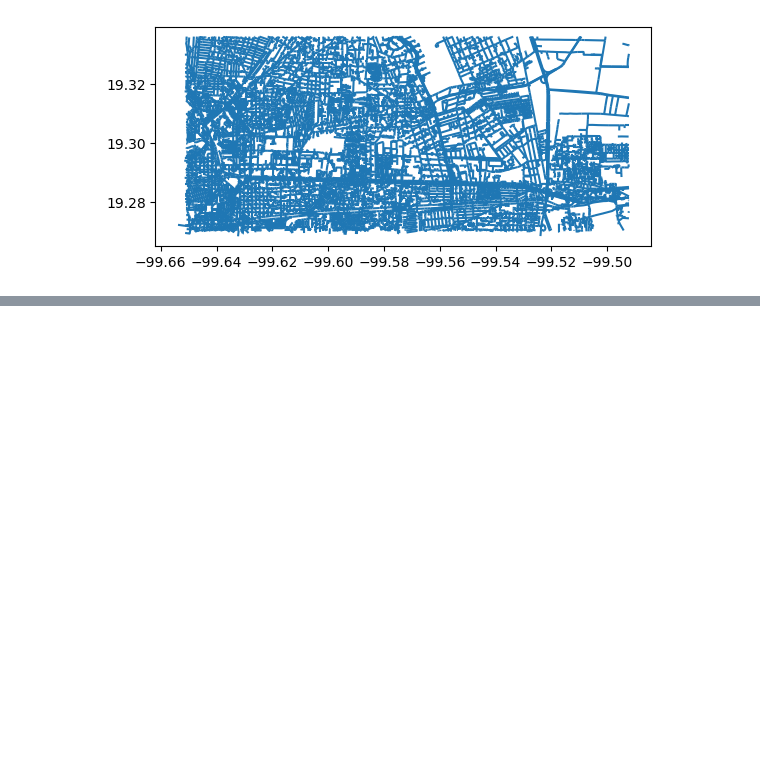
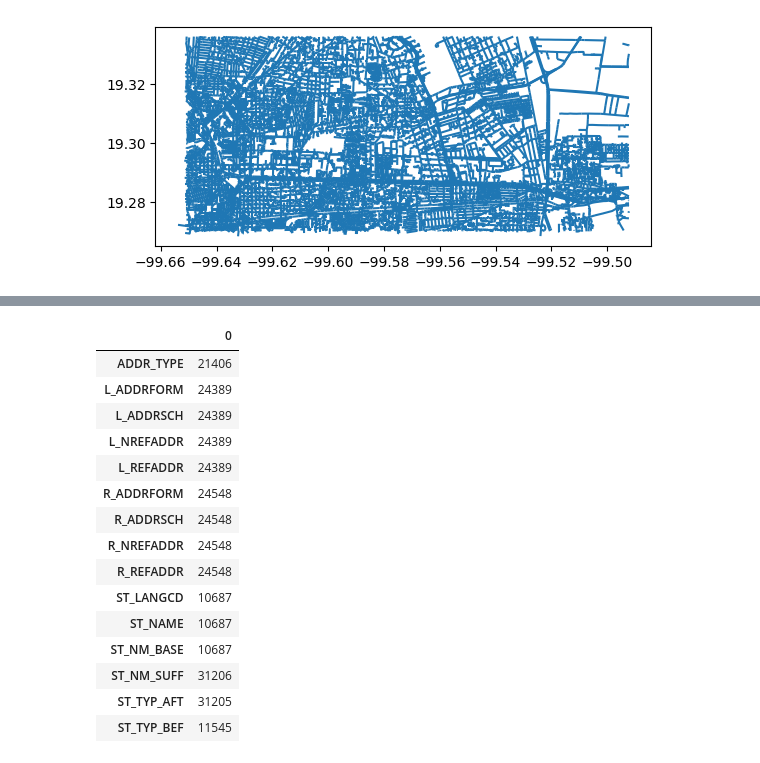
Before and after one commit to KarlaMun/Here-Hackaton, a Jupyter notebook: eda2.ipynb, the cells around one changed output, grey strips where cells are left out. Saved outputs shown, nothing was run; the diff lists cells and outputs as text; code cells hidden in the pictures; blank space fills up the shorter version.

```diff
--- a/eda2.ipynb
+++ b/eda2.ipynb
@@ -59,0 +79,3 @@ names.plot()
+# %%
+combined_map.drop(columns=['geometry_x', 'SharedGeo'], inplace=True)
+combined_map.rename(columns={'geometry_y': 'geometry'}, inplace=True)
@@ -59,0 +87,23 @@ names.plot()
+# %%
+# Check for missing values
+# keep only relevant columns for missing values
+mv = pd.DataFrame(combined_map.isna().sum())
+mv = mv[mv[0] > 0]
+mv
+# %% [output]
+|  | 0 |
+| ADDR_TYPE | 21406 |
+| L_ADDRFORM | 24389 |
+| L_ADDRSCH | 24389 |
+| L_NREFADDR | 24389 |
+| L_REFADDR | 24389 |
+| R_ADDRFORM | 24548 |
+| R_ADDRSCH | 24548 |
+| R_NREFADDR | 24548 |
+| R_REFADDR | 24548 |
+| ST_LANGCD | 10687 |
+| ST_NAME | 10687 |
+| ST_NM_BASE | 10687 |
+| ST_NM_SUFF | 31206 |
+| ST_TYP_AFT | 31205 |
+| ST_TYP_BEF | 11545 |
```
Also changed, not shown: parts of 3 cells of this notebook.
